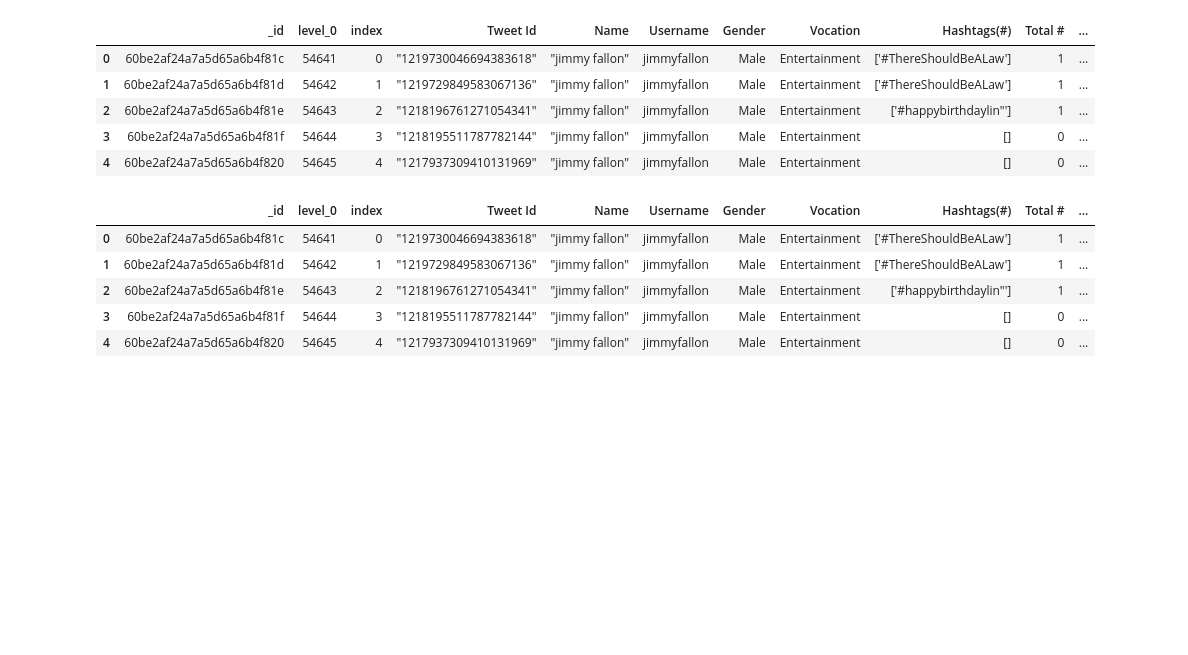
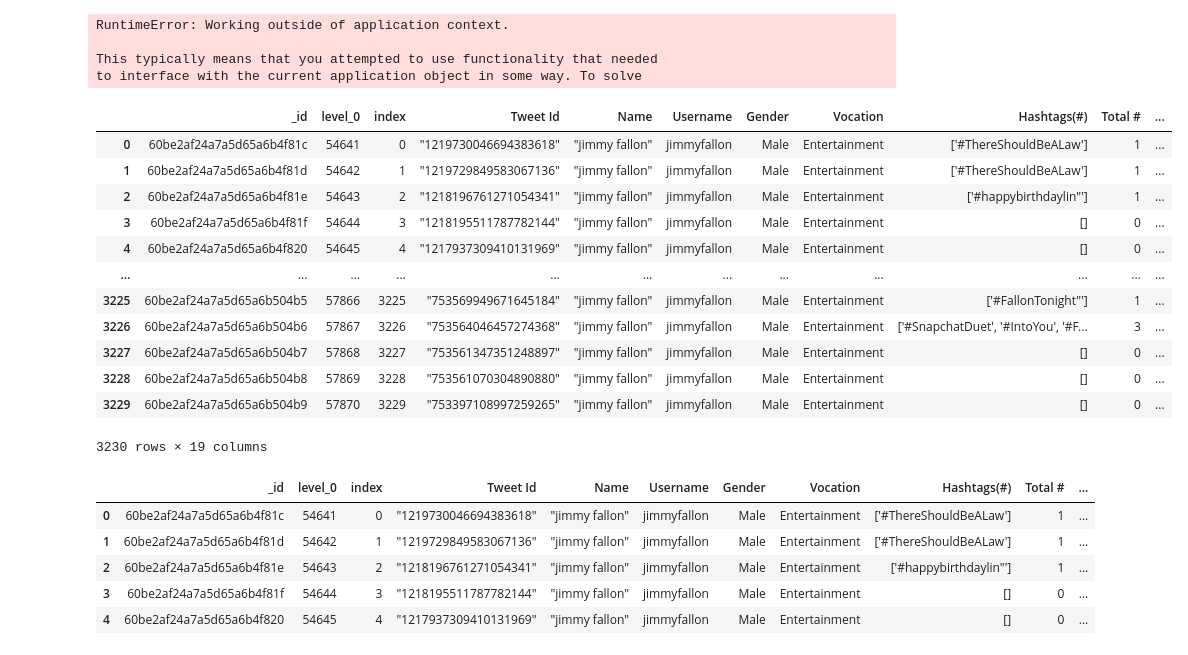
Before and after one commit to Stu-Vic/Project2_Visualize_Me_Captain, a Jupyter notebook: IYNPB files/MongoTestQuery.ipynb, the cells around one changed output. Cells and saved outputs as stored; diff of their text form; code cells hidden in the pictures; blank space fills up the shorter version.

```diff
--- a/IYNPB files/MongoTestQuery.ipynb
+++ b/IYNPB files/MongoTestQuery.ipynb
@@ -15,6 +15,7 @@
 # Set Up PyMongo
 import pymongo
 import pandas as pd
+from flask import jsonify
 
 client = pymongo.MongoClient("mongodb+srv://AtlasTwitter:1FineTwitterApp!@twittercluster.ycq9k.mongodb.net/")
 mongo_db = client["Tweets_DB"]
@@ -22,10 +23,10 @@ mongo_collection = mongo_db["Combined_Tweets"]
 
 # Define A Person to Query
 # Searches for non-empty hashtag results
-QueryIdentity = "Jimmy Fallon"
-testoutput =  mongo_collection.find( { "Identity": QueryIdentity, "Hashtags(#)": {"$ne" : '[]'} },{ "_id": 0, "Hashtags(#)": 1} ).limit(20)
+QueryIdentity = "NASA"
+testoutput =  mongo_collection.find( { "Identity": QueryIdentity, "Hashtags(#)": {"$ne" : '[]'} },{ "_id": 0, "Hashtags(#)": 1} ).limit(50)
 
 test_df = pd.DataFrame(list(testoutput))
-test_df.head(20)
+test_df.head(50)
 # %% [output]
 |  | Hashtags(#) |
@@ -48,17 +101,31 @@ test_df.head(20)
+# %%
+print(jsonify(test_df))
+# %% [output]
+RuntimeError: Working outside of application context.
+
+This typically means that you attempted to use functionality that needed
+to interface with the current application object in some way. To solve
 # %%
 # Set up Pandas, Query Atlas for ALL results matching the twitter Identity
 
 identity_df = pd.DataFrame(list(mongo_collection.find({"Identity": QueryIdentity})))
 # %%
 
-identity_df.head()
+identity_df
 # %% [output]
 |  | _id | level_0 | index | Tweet Id | Name | Username | Gender | Vocation | Hashtags(#) | Total # | ... |
 | 0 | 60be2af24a7a5d65a6b4f81c | 54641 | 0 | "1219730046694383618" | "jimmy fallon" | jimmyfallon | Male | Entertainment | ['#ThereShouldBeALaw'] | 1 | ... |
 | 1 | 60be2af24a7a5d65a6b4f81d | 54642 | 1 | "1219729849583067136" | "jimmy fallon" | jimmyfallon | Male | Entertainment | ['#ThereShouldBeALaw'] | 1 | ... |
 | 2 | 60be2af24a7a5d65a6b4f81e | 54643 | 2 | "1218196761271054341" | "jimmy fallon" | jimmyfallon | Male | Entertainment | ['#happybirthdaylin"'] | 1 | ... |
 | 3 | 60be2af24a7a5d65a6b4f81f | 54644 | 3 | "1218195511787782144" | "jimmy fallon" | jimmyfallon | Male | Entertainment | [] | 0 | ... |
 | 4 | 60be2af24a7a5d65a6b4f820 | 54645 | 4 | "1217937309410131969" | "jimmy fallon" | jimmyfallon | Male | Entertainment | [] | 0 | ... |
+| ... | ... | ... | ... | ... | ... | ... | ... | ... | ... | ... | ... |
+| 3225 | 60be2af24a7a5d65a6b504b5 | 57866 | 3225 | "753569949671645184" | "jimmy fallon" | jimmyfallon | Male | Entertainment | ['#FallonTonight"'] | 1 | ... |
+| 3226 | 60be2af24a7a5d65a6b504b6 | 57867 | 3226 | "753564046457274368" | "jimmy fallon" | jimmyfallon | Male | Entertainment | ['#SnapchatDuet', '#IntoYou', '#F... | 3 | ... |
+| 3227 | 60be2af24a7a5d65a6b504b7 | 57868 | 3227 | "753561347351248897" | "jimmy fallon" | jimmyfallon | Male | Entertainment | [] | 0 | ... |
+| 3228 | 60be2af24a7a5d65a6b504b8 | 57869 | 3228 | "753561070304890880" | "jimmy fallon" | jimmyfallon | Male | Entertainment | [] | 0 | ... |
+| 3229 | 60be2af24a7a5d65a6b504b9 | 57870 | 3229 | "753397108997259265" | "jimmy fallon" | jimmyfallon | Male | Entertainment | [] | 0 | ... |
+3230 rows × 19 columns
 # %%
 identity_df['Time'] = pd.to_datetime(identity_df["Time"],format='%H:%M:%S')
 # mega_df["Time"] = mega_df["Time"].dt.time
```
Also changed, not shown: parts of 5 cells of this notebook, 1 other file.
